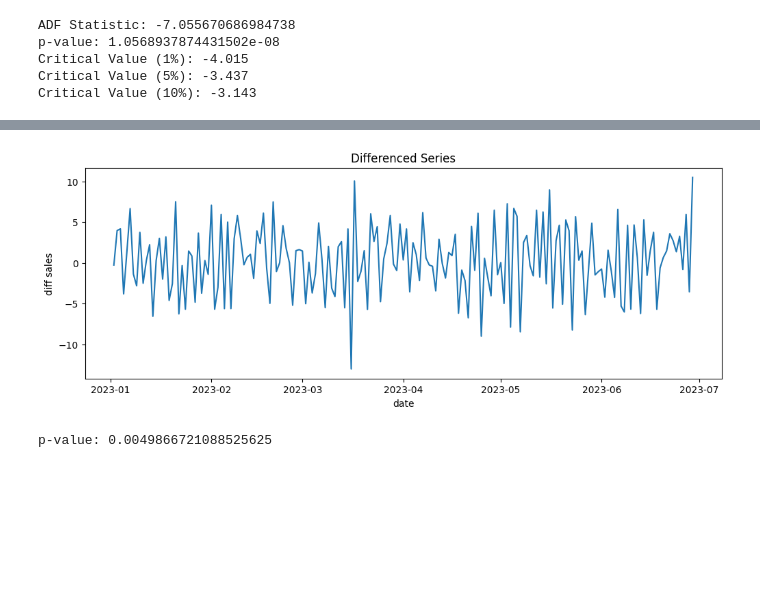
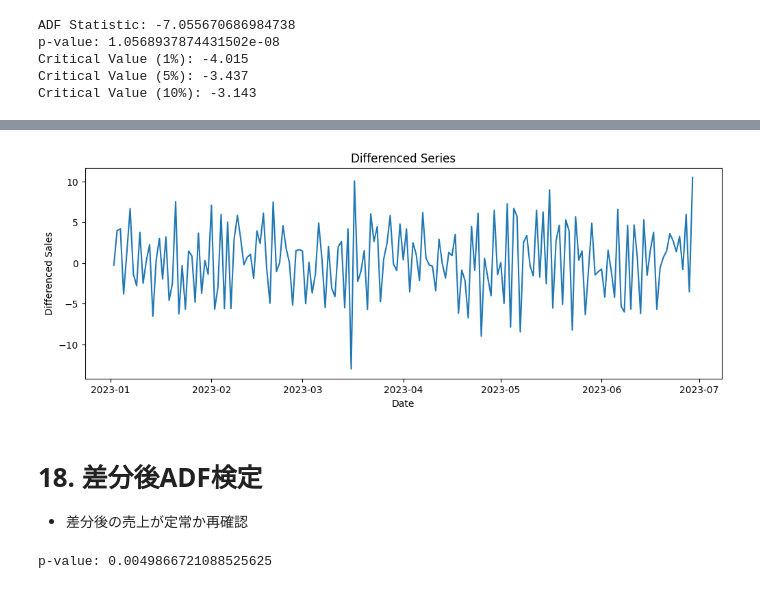
Before and after one commit to K-Tanaka8/time_series_eda_demand_forecast, a Jupyter notebook: time_series_eda_sample.ipynb, the cells around one changed output, grey strips where cells are left out. Cells and saved outputs as stored; diff of their text form; code cells hidden in the pictures; blank space fills up the shorter version.

```diff
--- a/time_series_eda_sample.ipynb
+++ b/time_series_eda_sample.ipynb
@@ -307,18 +380,21 @@ Critical Value (10%): -3.143
 # %%
 # 17 差分による定常化
 df["sales_diff"] = df["sales"].diff()
 
 fig, ax = plt.subplots(figsize=(12,4))
 
-ax.plot(df.index, df["sales_diff"])
+sns.lineplot(x=df.index, y=df["sales_diff"], ax=ax)
 
 ax.set_title("Differenced Series")
-ax.set_xlabel("date")
-ax.set_ylabel("diff sales")
+ax.set_xlabel("Date")
+ax.set_ylabel("Differenced Sales")
 
 plt.show()
 # %% [output]
-[figure, old version]
+[figure, new version]
+# %% [markdown]
+# 18. 差分後ADF検定
+- 差分後の売上が定常か再確認
 # %%
 # 18 差分による定常化後、再度ADF検定
 adf_result = adfuller(df["sales_diff"].dropna())
```
Also changed, not shown: parts of 25 cells of this notebook.
